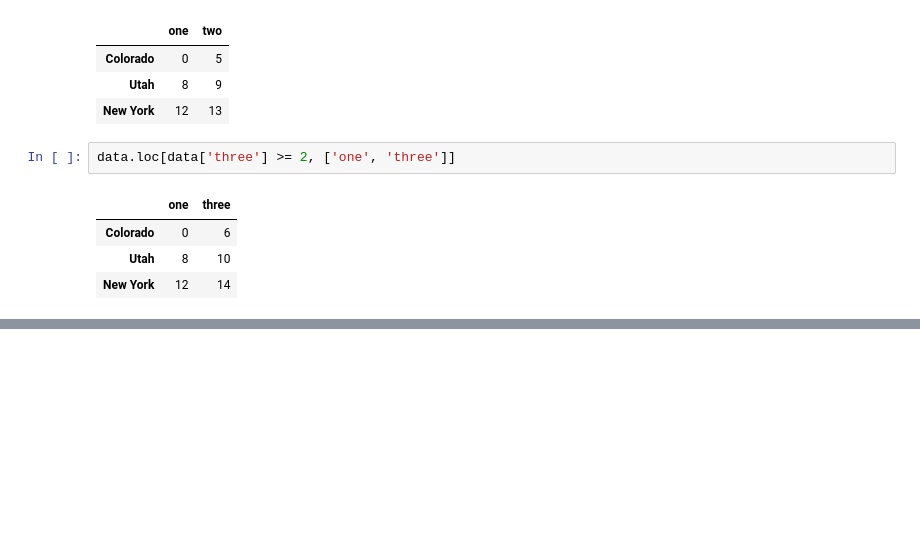
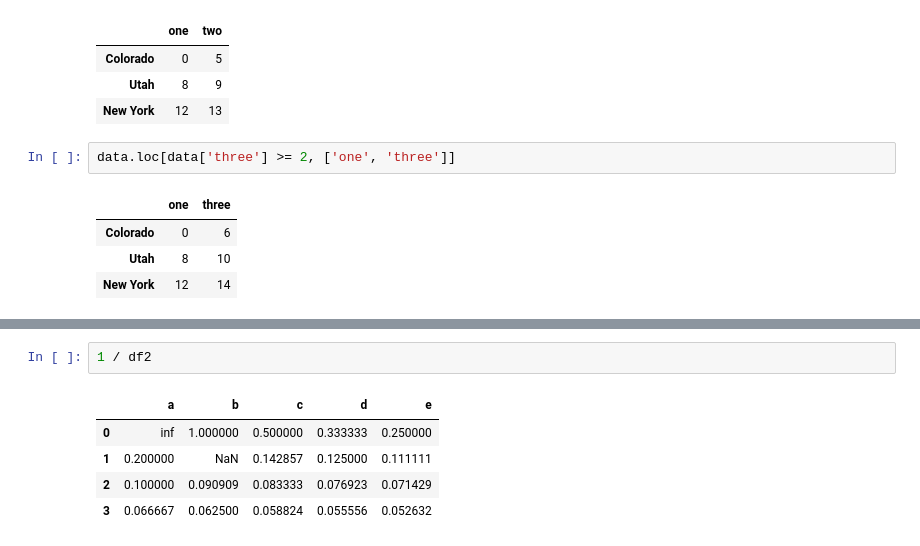
Before and after one commit to ahammadnafiz/Machine-Learning-From-Scratch, a Jupyter notebook: Pandas From Scratch/Essential Functionality.ipynb, the cells around one changed output, grey strips where cells are left out. Saved outputs shown, nothing was run; the diff lists cells and outputs as text; blank space fills up the shorter version.

```diff
--- a/Pandas From Scratch/Essential Functionality.ipynb
+++ b/Pandas From Scratch/Essential Functionality.ipynb
@@ -440,0 +590,8 @@ data.loc[data['three'] >= 2, ['one', 'three']]
+# %%
+1 / df2
+# %% [output]
+|  | a | b | c | d | e |
+| 0 | inf | 1.000000 | 0.500000 | 0.333333 | 0.250000 |
+| 1 | 0.200000 | NaN | 0.142857 | 0.125000 | 0.111111 |
+| 2 | 0.100000 | 0.090909 | 0.083333 | 0.076923 | 0.071429 |
+| 3 | 0.066667 | 0.062500 | 0.058824 | 0.055556 | 0.052632 |
```
Also changed, not shown: parts of 46 cells of this notebook, 1 other file.
